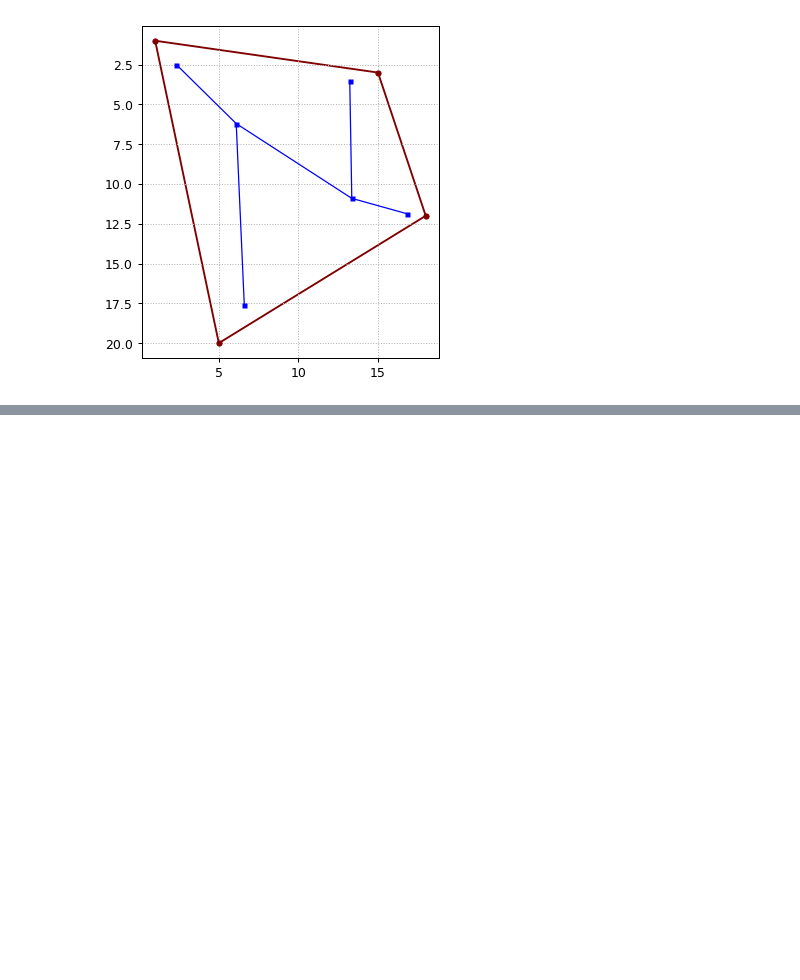
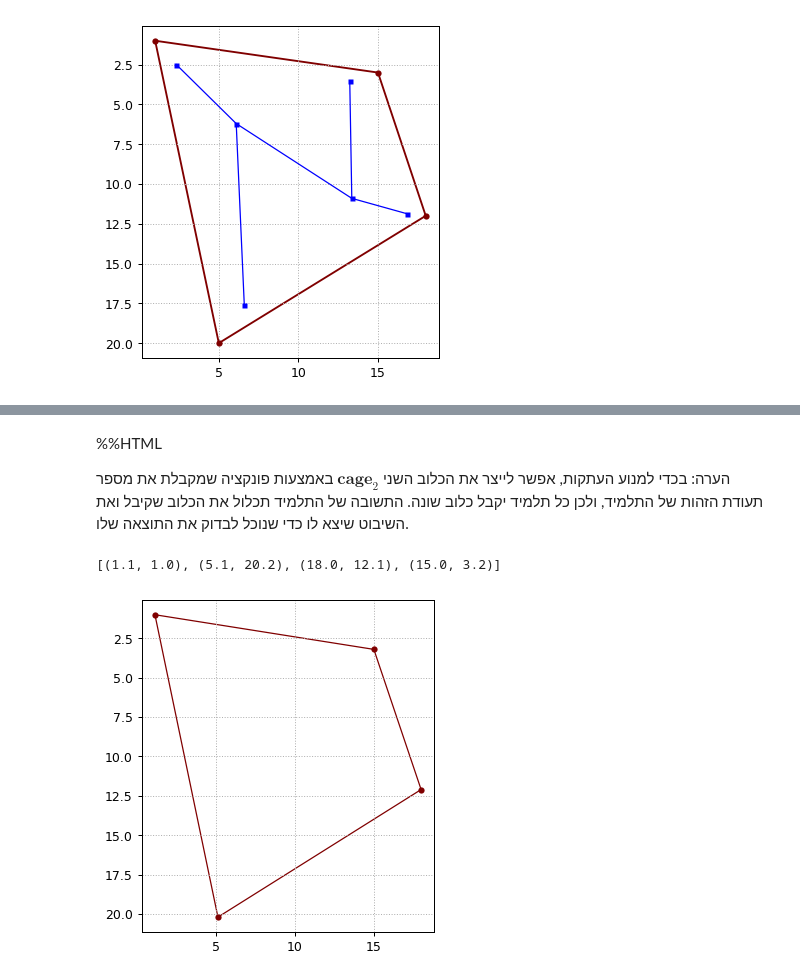
Before and after one commit to samyzaf/notebooks, a Jupyter notebook: harmonic_task.ipynb, the cells around one changed output, grey strips where cells are left out. Cells and saved outputs as stored; diff of their text form; code cells hidden in the pictures; blank space fills up the shorter version.

```diff
--- a/harmonic_task.ipynb
+++ b/harmonic_task.ipynb
@@ -125,3 +132,17 @@ print(q6)
   labels only).
 
 <IMG src="https://samyzaf.com/cfproj/aleph3.jpg" width=400 align="center"/>
+# %% [markdown]
+%%HTML
+<div dir=rtl>
+הערה: בכדי למנוע העתקות, אפשר לייצר את הכלוב השני $\mathbf{cage}_2$ באמצעות פונקציה שמקבלת את מספר תעודת הזהות של התלמיד, ולכן כל תלמיד יקבל כלוב שונה. התשובה של התלמיד תכלול את הכלוב שקיבל ואת השיבוט שיצא לו כדי שנוכל לבדוק את התוצאה שלו.
+</div>
+# %%
+id = "03123456"
+cage2 = get_your_cage(id)
+print(cage2)
+draw_cage(cage2)
+show_plot()
+# %% [output]
+[(1.1, 1.0), (5.1, 20.2), (18.0, 12.1), (15.0, 3.2)]
+[figure, added]
```
Also changed, not shown: parts of 6 cells of this notebook.
